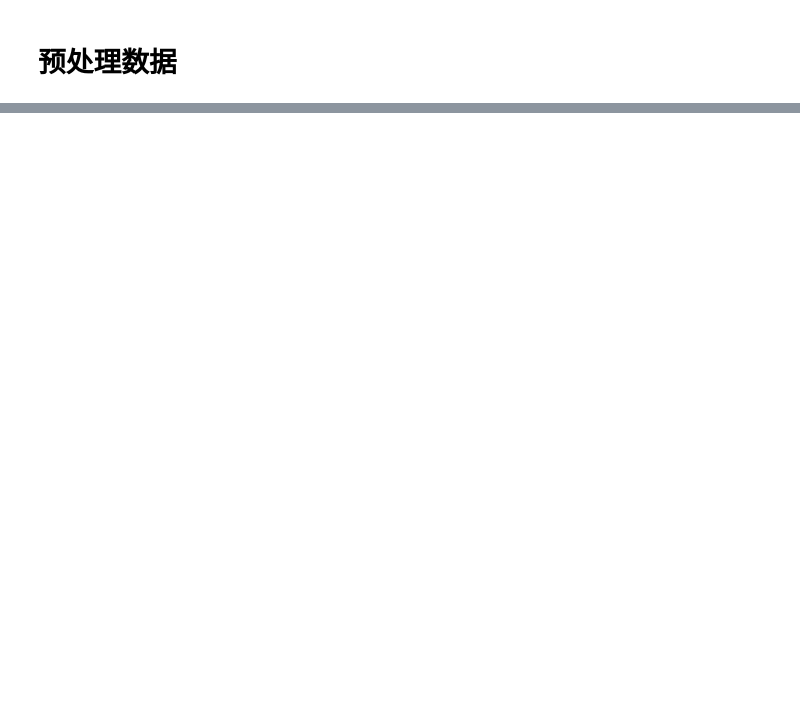
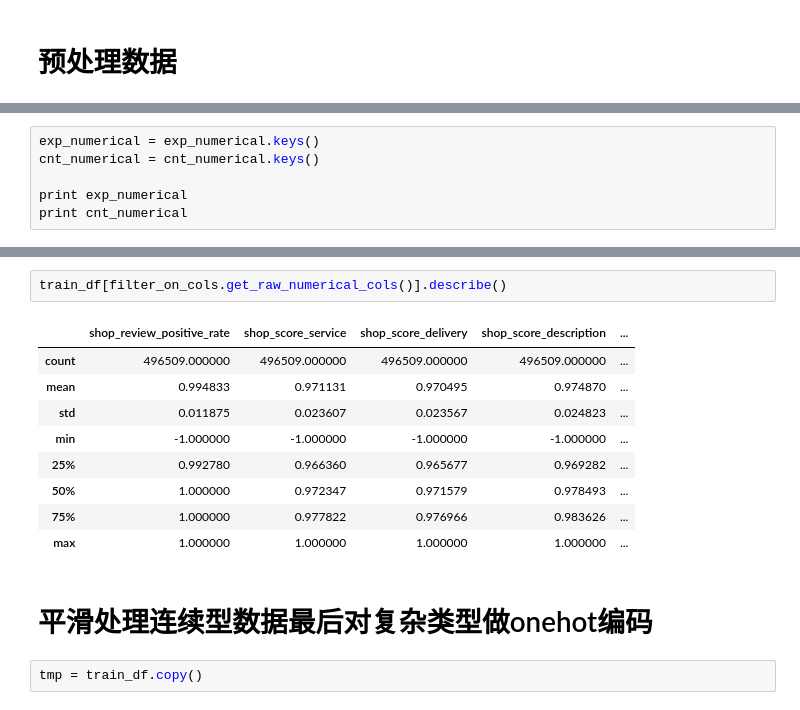
Before and after one commit to secrettianchigroup/SecretTianchiProject, a Jupyter notebook: src/yuhua/simple_xgb.ipynb, the cells around one changed output, grey strips where cells are left out. Saved outputs shown, nothing was run; the diff lists cells and outputs as text; blank space fills up the shorter version.

```diff
--- a/src/yuhua/simple_xgb.ipynb
+++ b/src/yuhua/simple_xgb.ipynb
@@ -91,0 +427,6 @@ f = ['item_id',
+# %%
+exp_numerical = exp_numerical.keys()
+cnt_numerical = cnt_numerical.keys()
+
+print exp_numerical
+print cnt_numerical
@@ -91,0 +519,16 @@ f = ['item_id',
+# %%
+train_df[filter_on_cols.get_raw_numerical_cols()].describe()
+# %% [output]
+|  | shop_review_positive_rate | shop_score_service | shop_score_delivery | shop_score_description | ... |
+| count | 496509.000000 | 496509.000000 | 496509.000000 | 496509.000000 | ... |
+| mean | 0.994833 | 0.971131 | 0.970495 | 0.974870 | ... |
+| std | 0.011875 | 0.023607 | 0.023567 | 0.024823 | ... |
+| min | -1.000000 | -1.000000 | -1.000000 | -1.000000 | ... |
+| 25% | 0.992780 | 0.966360 | 0.965677 | 0.969282 | ... |
+| 50% | 1.000000 | 0.972347 | 0.971579 | 0.978493 | ... |
+| 75% | 1.000000 | 0.977822 | 0.976966 | 0.983626 | ... |
+| max | 1.000000 | 1.000000 | 1.000000 | 1.000000 | ... |
+# %% [markdown]
+# 平滑处理连续型数据最后对复杂类型做onehot编码
+# %%
+tmp = train_df.copy()
```
Also changed, not shown: parts of 23 cells of this notebook, 9 other files.
